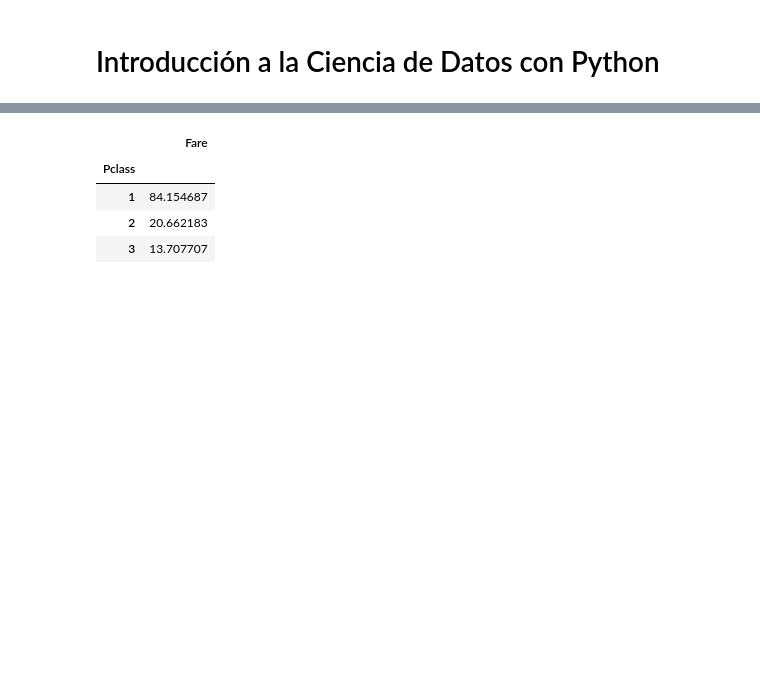
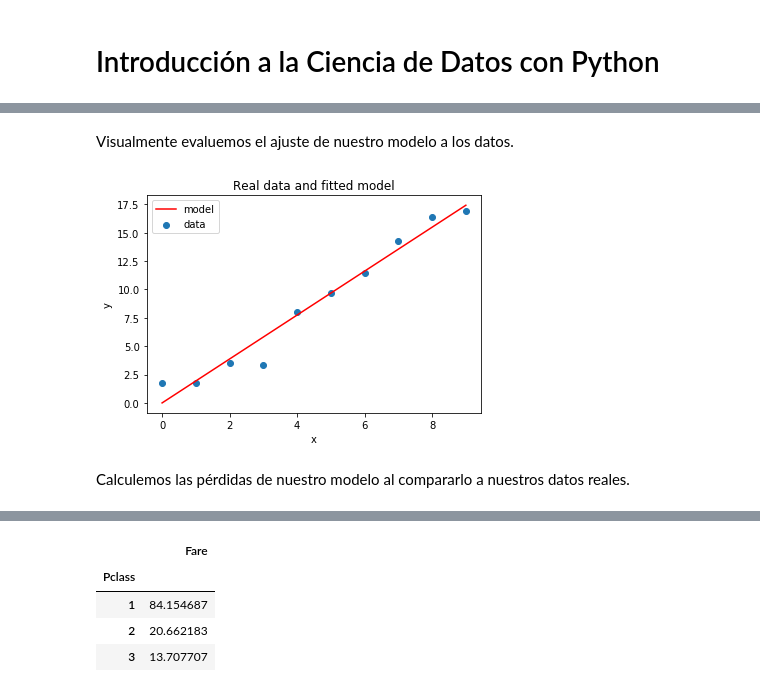
Before and after one commit to fvillena/mlfa, a Jupyter notebook: 1-introduction.ipynb, the cells around one changed output, grey strips where cells are left out. Cells and saved outputs as stored; diff of their text form; code cells hidden in the pictures; blank space fills up the shorter version.

```diff
--- a/1-introduction.ipynb
+++ b/1-introduction.ipynb
@@ -66,0 +98,9 @@ plt.show()
+# %%
+def linear_function(x,m,c):
+    """
+    Función que recibe los parámetros de una función lineal y retorna el resultado de la función lineal f(x) = mx + c.
+    x: Variable real.
+    m: Constante que determina la pendiente de la linea.
+    c: Constante que determina el intercepto de la linea.
+    """
+    return m * x + c
@@ -66,0 +121,3 @@ plt.show()
+# %%
+m = model[0][0] # Pendiente ajustada
+c = model[0][1] # Intercepto ajustado
@@ -67,3 +135,17 @@ plt.show()
+# %% [markdown]
+Visualmente evaluemos el ajuste de nuestro modelo a los datos.
+# %%
+plt.scatter(data[:,0],data[:,1], label="data") # Graficamos nuestros datos con la etiqueta data
+plt.plot(y_hat, color="red", label="model") # Graficamos los resultados de nuestro modelo ajustado
+plt.title("Real data and fitted model")
+plt.xlabel("x")
+plt.ylabel("y")
+plt.legend()
+plt.show()
+# %% [output]
+[figure, added]
+# %% [markdown]
+Calculemos las pérdidas de nuestro modelo al compararlo a nuestros datos reales.
 # %%
 loss = y - y_hat
 loss
```
Also changed, not shown: parts of 71 cells of this notebook.
